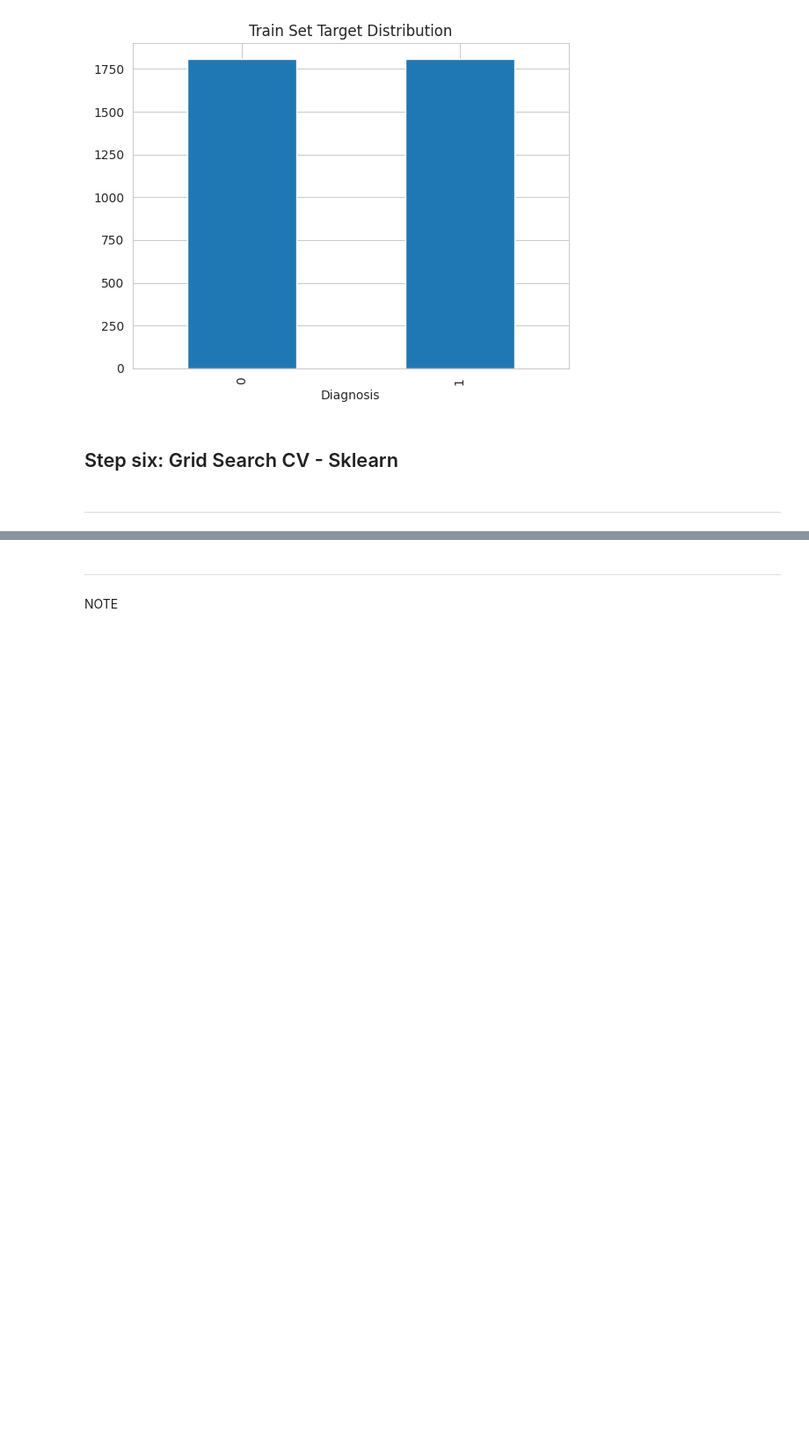
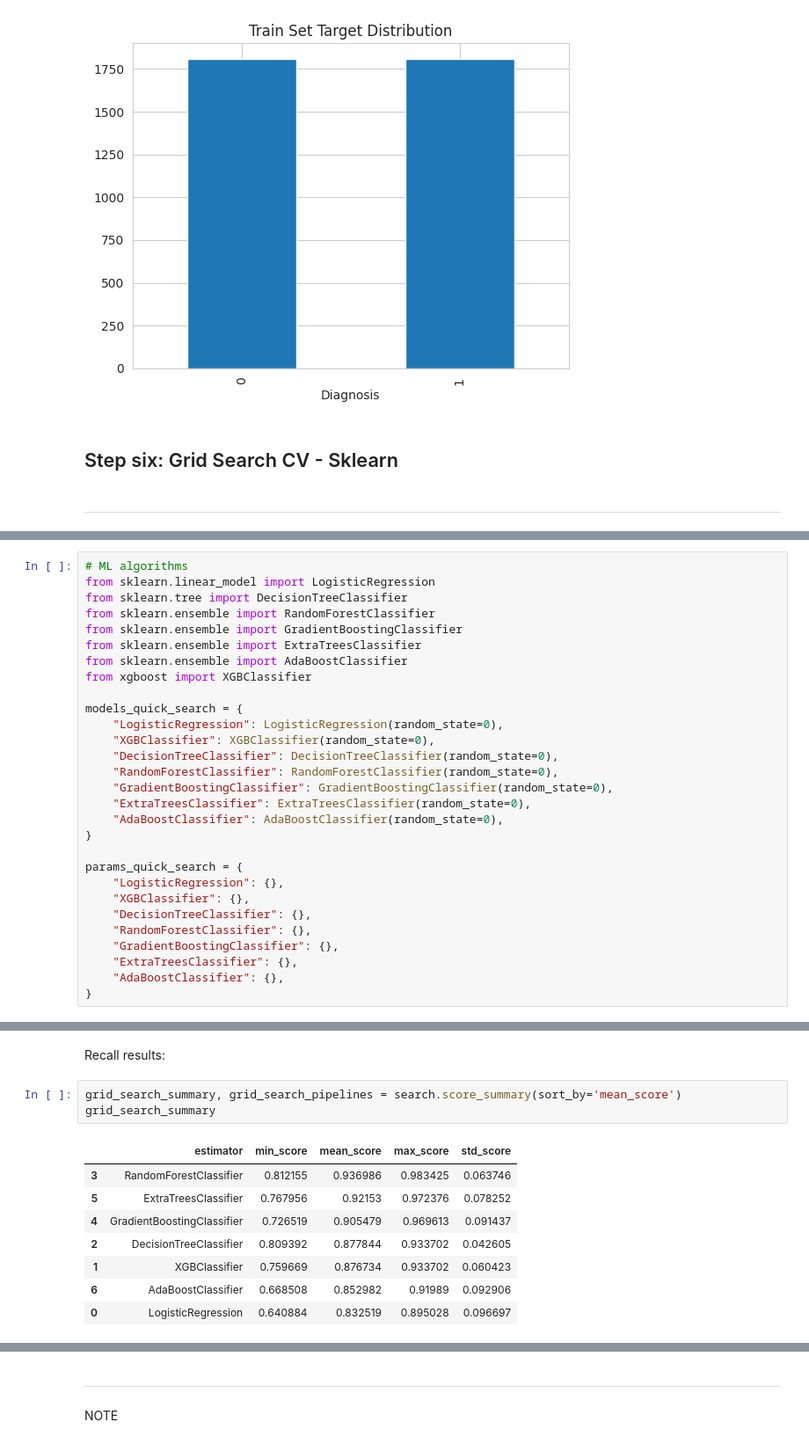
Before and after one commit to CodingLL25/AsthmaBurden, a Jupyter notebook: jupyter_notebooks/05_PredictingAsthma.ipynb, the cells around one changed output, grey strips where cells are left out. Shown at 88% size. Saved outputs shown, nothing was run; the diff lists cells and outputs as text; blank space fills up the shorter version.

```diff
--- a/jupyter_notebooks/05_PredictingAsthma.ipynb
+++ b/jupyter_notebooks/05_PredictingAsthma.ipynb
@@ -242,0 +297,29 @@ plt.show()
+# %%
+# ML algorithms
+from sklearn.linear_model import LogisticRegression
+from sklearn.tree import DecisionTreeClassifier
+from sklearn.ensemble import RandomForestClassifier
+from sklearn.ensemble import GradientBoostingClassifier
+from sklearn.ensemble import ExtraTreesClassifier
+from sklearn.ensemble import AdaBoostClassifier
+from xgboost import XGBClassifier
+
+models_quick_search = {
+    "LogisticRegression": LogisticRegression(random_state=0),
+    "XGBClassifier": XGBClassifier(random_state=0),
+    "DecisionTreeClassifier": DecisionTreeClassifier(random_state=0),
+    "RandomForestClassifier": RandomForestClassifier(random_state=0),
+    "GradientBoostingClassifier": GradientBoostingClassifier(random_state=0),
+    "ExtraTreesClassifier": ExtraTreesClassifier(random_state=0),
+    "AdaBoostClassifier": AdaBoostClassifier(random_state=0),
+}
+
+params_quick_search = {
+    "LogisticRegression": {},
+    "XGBClassifier": {},
+    "DecisionTreeClassifier": {},
+    "RandomForestClassifier": {},
+    "GradientBoostingClassifier": {},
+    "ExtraTreesClassifier": {},
+    "AdaBoostClassifier": {},
+}
@@ -242,0 +376,14 @@ plt.show()
+# %% [markdown]
+Recall results:
+# %%
+grid_search_summary, grid_search_pipelines = search.score_summary(sort_by='mean_score')
+grid_search_summary
+# %% [output]
+|  | estimator | min_score | mean_score | max_score | std_score |
+| 3 | RandomForestClassifier | 0.812155 | 0.936986 | 0.983425 | 0.063746 |
+| 5 | ExtraTreesClassifier | 0.767956 | 0.92153 | 0.972376 | 0.078252 |
+| 4 | GradientBoostingClassifier | 0.726519 | 0.905479 | 0.969613 | 0.091437 |
+| 2 | DecisionTreeClassifier | 0.809392 | 0.877844 | 0.933702 | 0.042605 |
+| 1 | XGBClassifier | 0.759669 | 0.876734 | 0.933702 | 0.060423 |
+| 6 | AdaBoostClassifier | 0.668508 | 0.852982 | 0.91989 | 0.092906 |
+| 0 | LogisticRegression | 0.640884 | 0.832519 | 0.895028 | 0.096697 |
```
Also changed, not shown: parts of 9 cells of this notebook, 1 other file.
